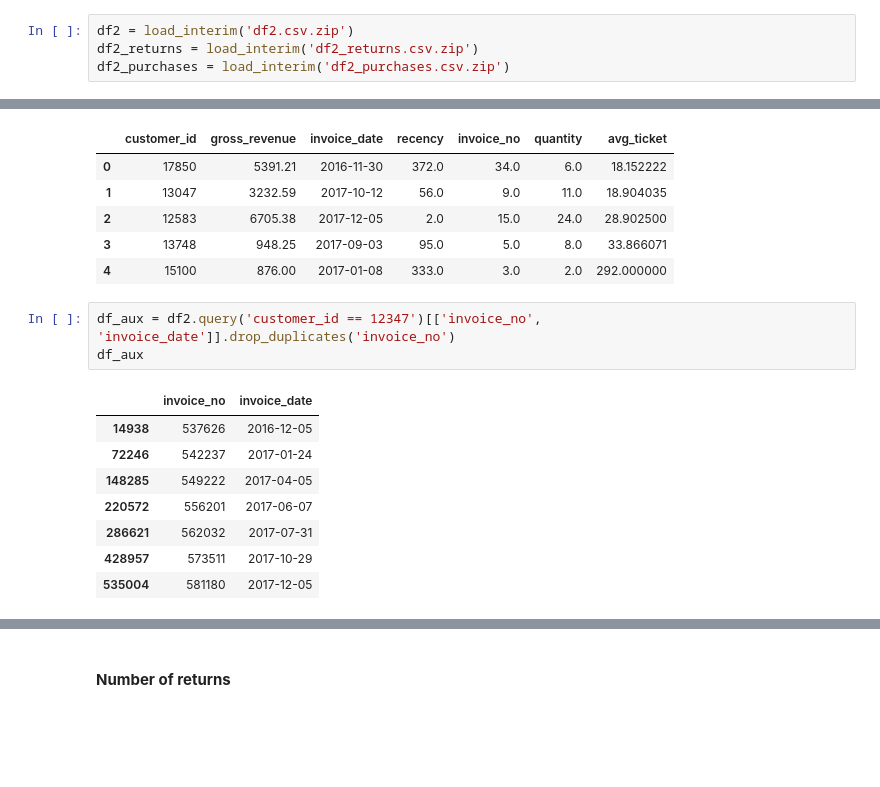
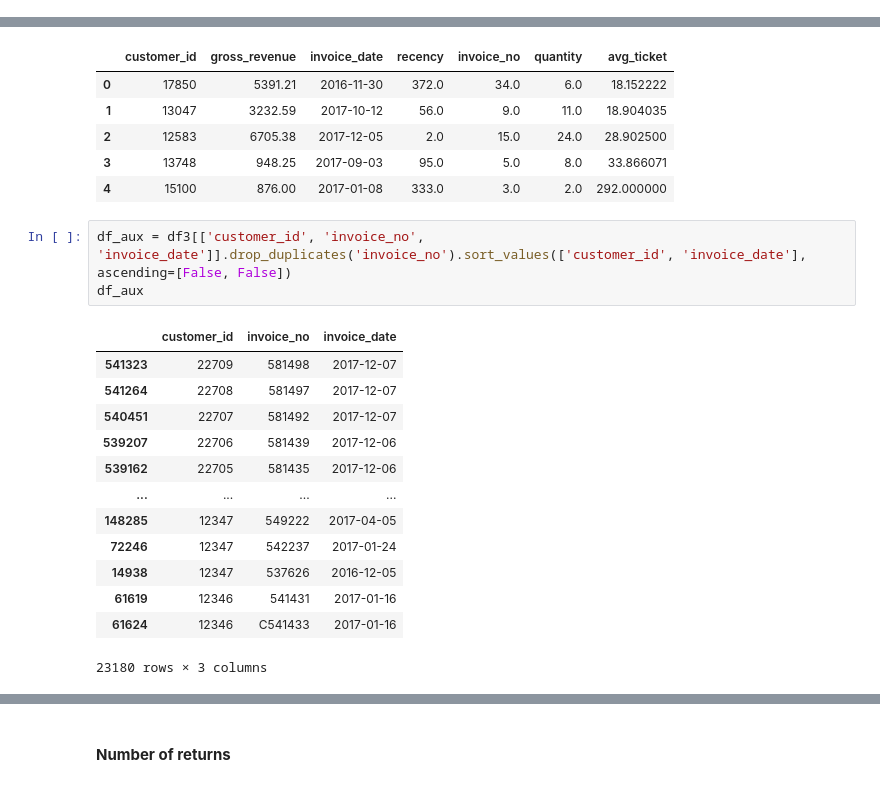
Before and after one commit to ezequielpf/insiders_clustering, a Jupyter notebook: notebooks/cicle_4_insiders_clustering.ipynb, the cells around one changed output, grey strips where cells are left out. Saved outputs shown, nothing was run; the diff lists cells and outputs as text; blank space fills up the shorter version.

```diff
--- a/notebooks/cicle_4_insiders_clustering.ipynb
+++ b/notebooks/cicle_4_insiders_clustering.ipynb
@@ -362,10 +362,6 @@ save_interim(dataframe=df2_returns, file_name='df2_returns.csv')
 save_interim(dataframe=df2_purchases, file_name='df2_purchases.csv')
 # %% [markdown]
 # 3. Feature Engineering
-# %%
-df2 = load_interim('df2.csv.zip')
-df2_returns = load_interim('df2_returns.csv.zip')
-df2_purchases = load_interim('df2_purchases.csv.zip')
 # %%
 df3 = df2.copy()
 # %%
@@ -482,14 +475,19 @@ df_ref.head()
 | 3 | 13748 | 948.25 | 2017-09-03 | 95.0 | 5.0 | 8.0 | 33.866071 |
 | 4 | 15100 | 876.00 | 2017-01-08 | 333.0 | 3.0 | 2.0 | 292.000000 |
 # %%
-df_aux = df2.query('customer_id == 12347')[['invoice_no', 'invoice_date']].drop_duplicates('invoice_no')
+df_aux = df3[['customer_id', 'invoice_no', 'invoice_date']].drop_duplicates('invoice_no').sort_values(['customer_id', 'invoice_date'], ascending=[False, False])
 df_aux
 # %% [output]
-|  | invoice_no | invoice_date |
-| 14938 | 537626 | 2016-12-05 |
-| 72246 | 542237 | 2017-01-24 |
-| 148285 | 549222 | 2017-04-05 |
-| 220572 | 556201 | 2017-06-07 |
-| 286621 | 562032 | 2017-07-31 |
-| 428957 | 573511 | 2017-10-29 |
-| 535004 | 581180 | 2017-12-05 |
+|  | customer_id | invoice_no | invoice_date |
+| 541323 | 22709 | 581498 | 2017-12-07 |
+| 541264 | 22708 | 581497 | 2017-12-07 |
+| 540451 | 22707 | 581492 | 2017-12-07 |
+| 539207 | 22706 | 581439 | 2017-12-06 |
+| 539162 | 22705 | 581435 | 2017-12-06 |
+| ... | ... | ... | ... |
+| 148285 | 12347 | 549222 | 2017-04-05 |
+| 72246 | 12347 | 542237 | 2017-01-24 |
+| 14938 | 12347 | 537626 | 2016-12-05 |
+| 61619 | 12346 | 541431 | 2017-01-16 |
+| 61624 | 12346 | C541433 | 2017-01-16 |
+23180 rows × 3 columns
```
Also changed, not shown: parts of 13 cells of this notebook, 1 other file.
